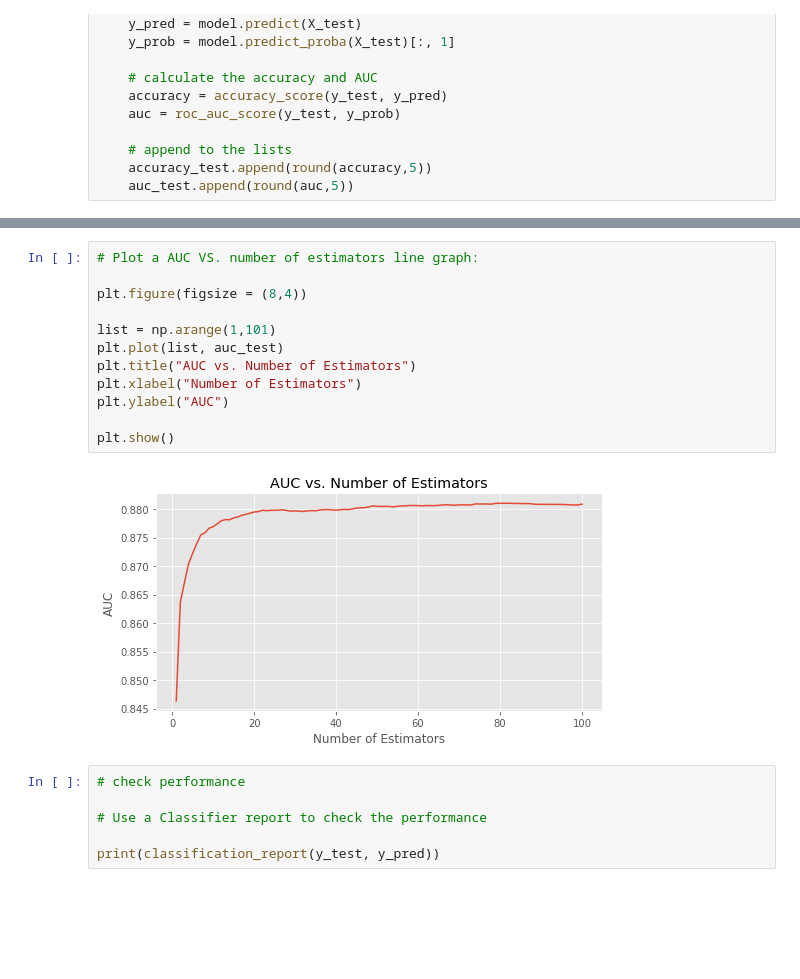
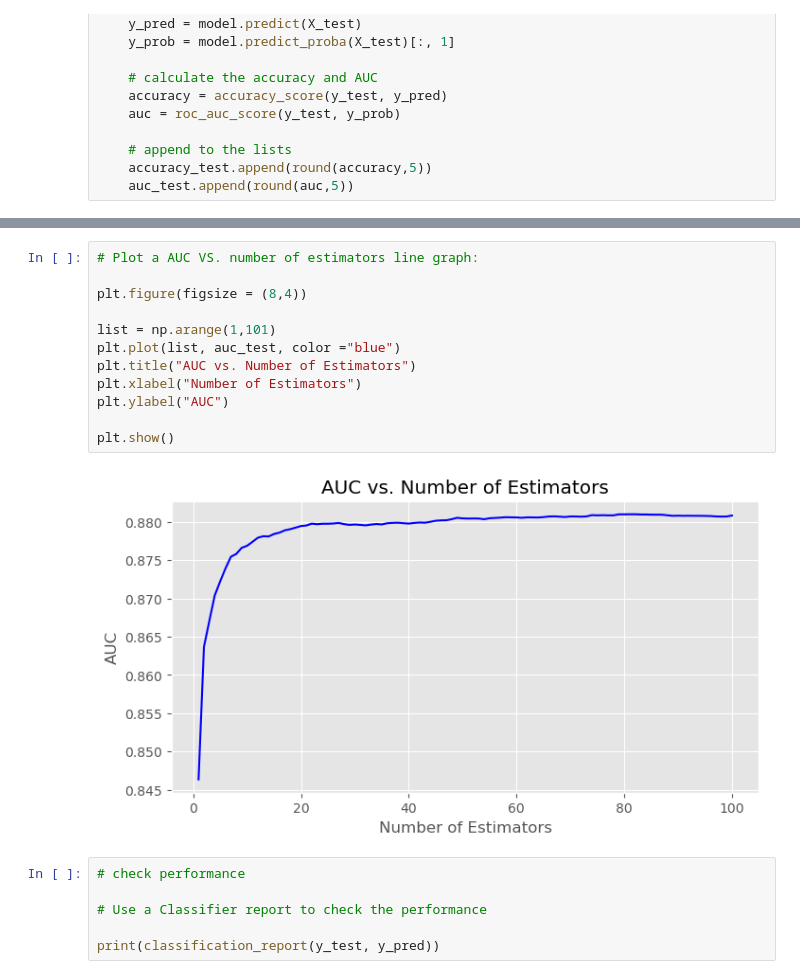
Before and after one commit to elstan-tmk/ML-assignments, a Jupyter notebook: CA-04_Ensemble_Models/CA-04_Ensemble_Models.ipynb, the cells around one changed output, grey strips where cells are left out. Saved outputs shown, nothing was run; the diff lists cells and outputs as text; blank space fills up the shorter version.

```diff
--- a/CA-04_Ensemble_Models/CA-04_Ensemble_Models.ipynb
+++ b/CA-04_Ensemble_Models/CA-04_Ensemble_Models.ipynb
@@ -304,17 +304,17 @@ plt.show()
 # %%
 # Plot a AUC VS. number of estimators line graph:
 
 plt.figure(figsize = (8,4))
 
 list = np.arange(1,101)
-plt.plot(list, auc_test)
+plt.plot(list, auc_test, color ="blue")
 plt.title("AUC vs. Number of Estimators")
 plt.xlabel("Number of Estimators")
 plt.ylabel("AUC")
 
 plt.show()
 # %% [output]
-[figure, old version]
+[figure, new version]
 # %%
 # check performance
 
```
Also changed, not shown: parts of 26 cells of this notebook.
